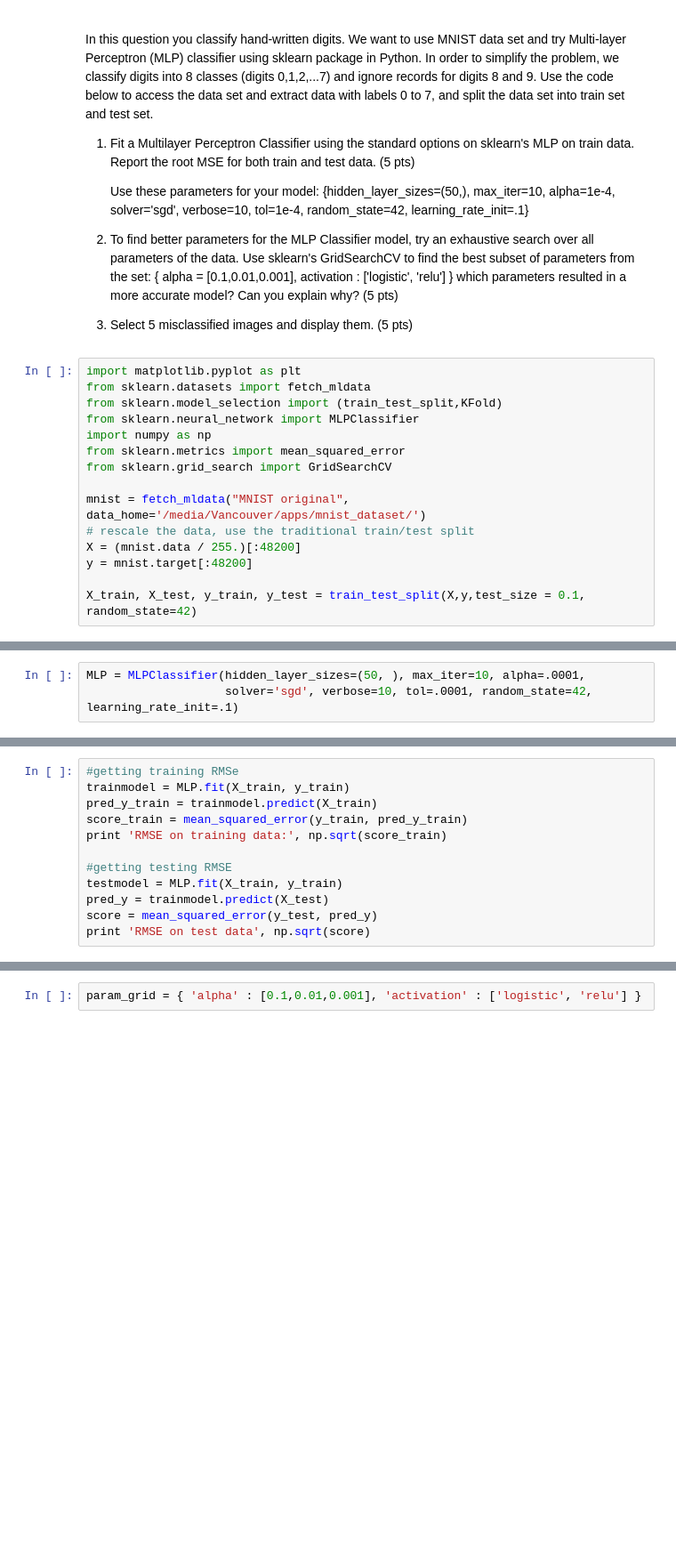
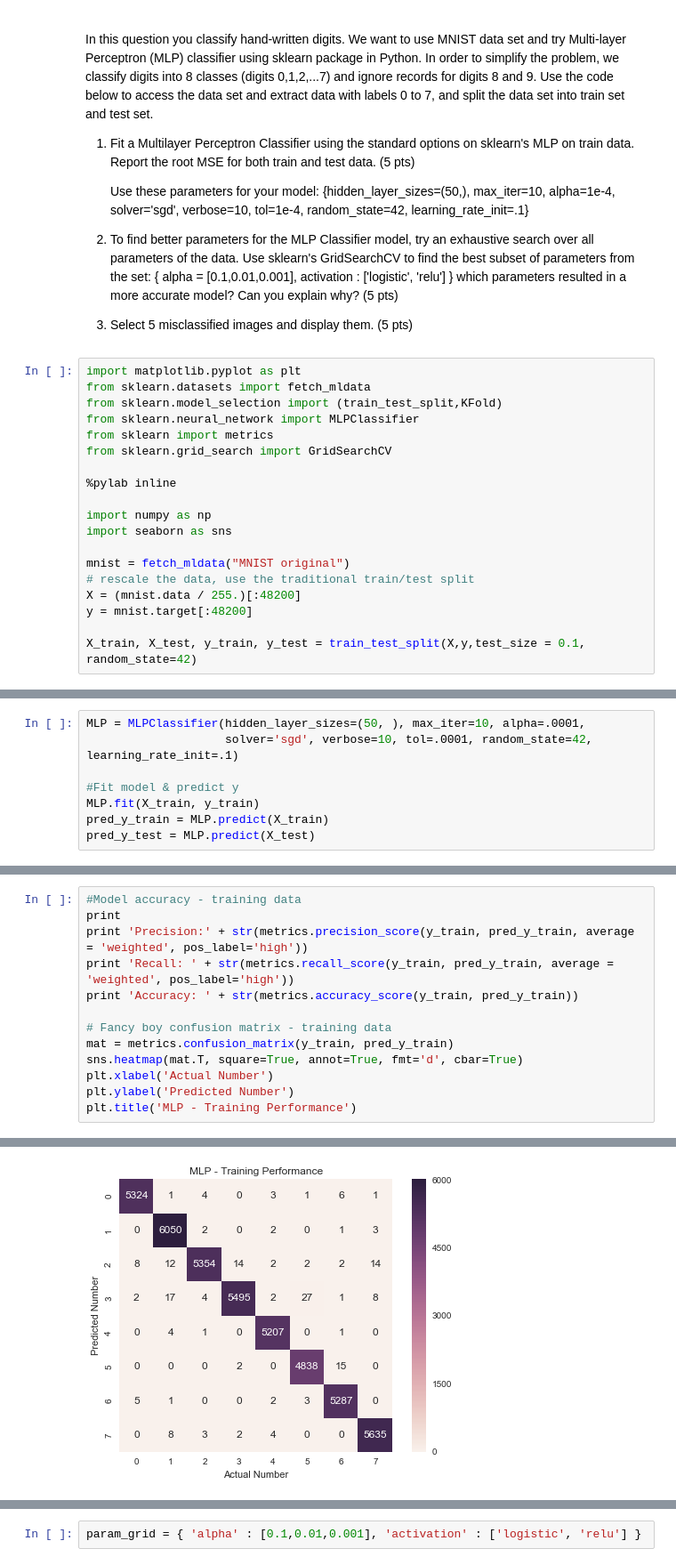
Before and after one commit to DavisTownsend/Advanced-Predictive-Modeling, a Jupyter notebook: HW4-apm382_Townsend_Griffin.ipynb, the cells around one changed output, grey strips where cells are left out. Shown at 89% size. Cells and saved outputs as stored; diff of their text form; blank space fills up the shorter version.

```diff
--- a/HW4-apm382_Townsend_Griffin.ipynb
+++ b/HW4-apm382_Townsend_Griffin.ipynb
@@ -29,11 +29,15 @@ import matplotlib.pyplot as plt
 from sklearn.datasets import fetch_mldata
 from sklearn.model_selection import (train_test_split,KFold)
 from sklearn.neural_network import MLPClassifier
-import numpy as np
-from sklearn.metrics import mean_squared_error
+from sklearn import metrics
 from sklearn.grid_search import GridSearchCV
 
-mnist = fetch_mldata("MNIST original", data_home='/media/Vancouver/apps/mnist_dataset/')
+%pylab inline
+
+import numpy as np
+import seaborn as sns
+
+mnist = fetch_mldata("MNIST original")
 # rescale the data, use the traditional train/test split
 X = (mnist.data / 255.)[:48200]
 y = mnist.target[:48200]
@@ -44,3 +50,8 @@ X_train, X_test, y_train, y_test = train_test_split(X,y,test_size = 0.1, random_
 # %%
 MLP = MLPClassifier(hidden_layer_sizes=(50, ), max_iter=10, alpha=.0001,
                     solver='sgd', verbose=10, tol=.0001, random_state=42, learning_rate_init=.1)
+
+#Fit model & predict y
+MLP.fit(X_train, y_train)
+pred_y_train = MLP.predict(X_train)
+pred_y_test = MLP.predict(X_test)
@@ -47,12 +68,0 @@ MLP = MLPClassifier(hidden_layer_sizes=(50, ), max_iter=10, alpha=.0001,
-# %%
-#getting training RMSe
-trainmodel = MLP.fit(X_train, y_train)
-pred_y_train = trainmodel.predict(X_train)
-score_train = mean_squared_error(y_train, pred_y_train)
-print 'RMSE on training data:', np.sqrt(score_train)
-
-#getting testing RMSE
-testmodel = MLP.fit(X_train, y_train)
-pred_y = trainmodel.predict(X_test)
-score = mean_squared_error(y_test, pred_y)
-print 'RMSE on test data', np.sqrt(score)
@@ -81,0 +69,14 @@ RMSE on test data 0.466958020095
+# %%
+#Model accuracy - training data
+print
+print 'Precision:' + str(metrics.precision_score(y_train, pred_y_train, average = 'weighted', pos_label='high'))
+print 'Recall: ' + str(metrics.recall_score(y_train, pred_y_train, average = 'weighted', pos_label='high'))
+print 'Accuracy: ' + str(metrics.accuracy_score(y_train, pred_y_train))
+
+# Fancy boy confusion matrix - training data
+mat = metrics.confusion_matrix(y_train, pred_y_train)
+sns.heatmap(mat.T, square=True, annot=True, fmt='d', cbar=True)
+plt.xlabel('Actual Number')
+plt.ylabel('Predicted Number')
+plt.title('MLP - Training Performance')
+# %% [output]
@@ -81,0 +87 @@ RMSE on test data 0.466958020095
+[figure, added]
```
Also changed, not shown: parts of 22 cells of this notebook, 1 other file.
